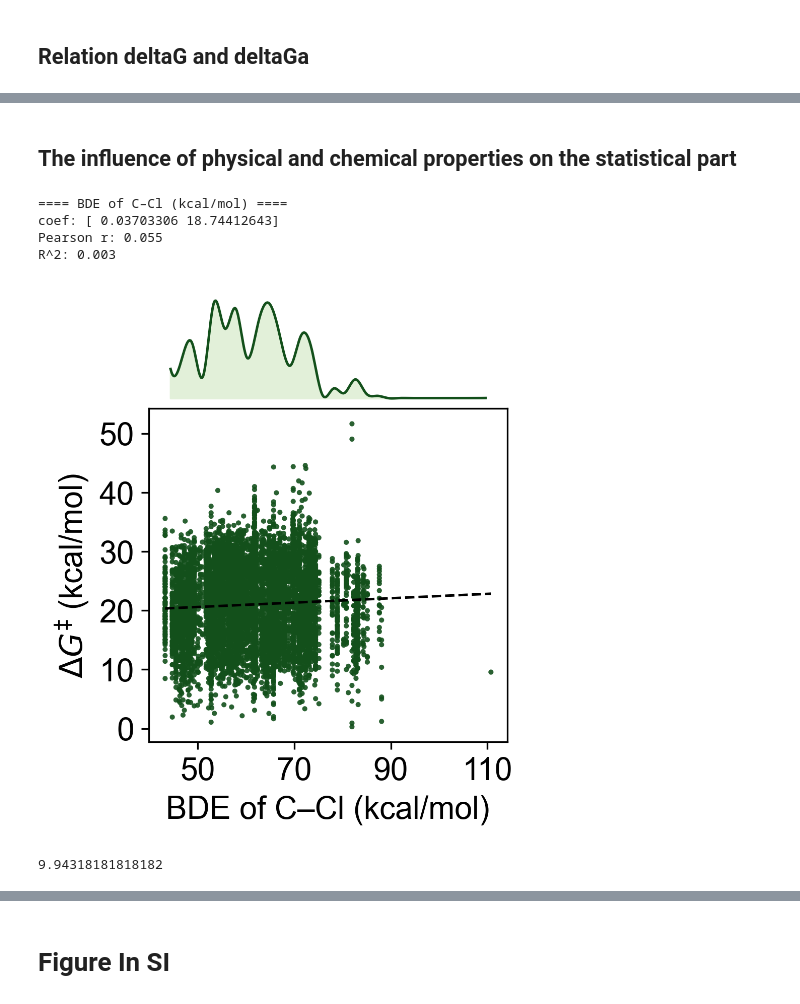
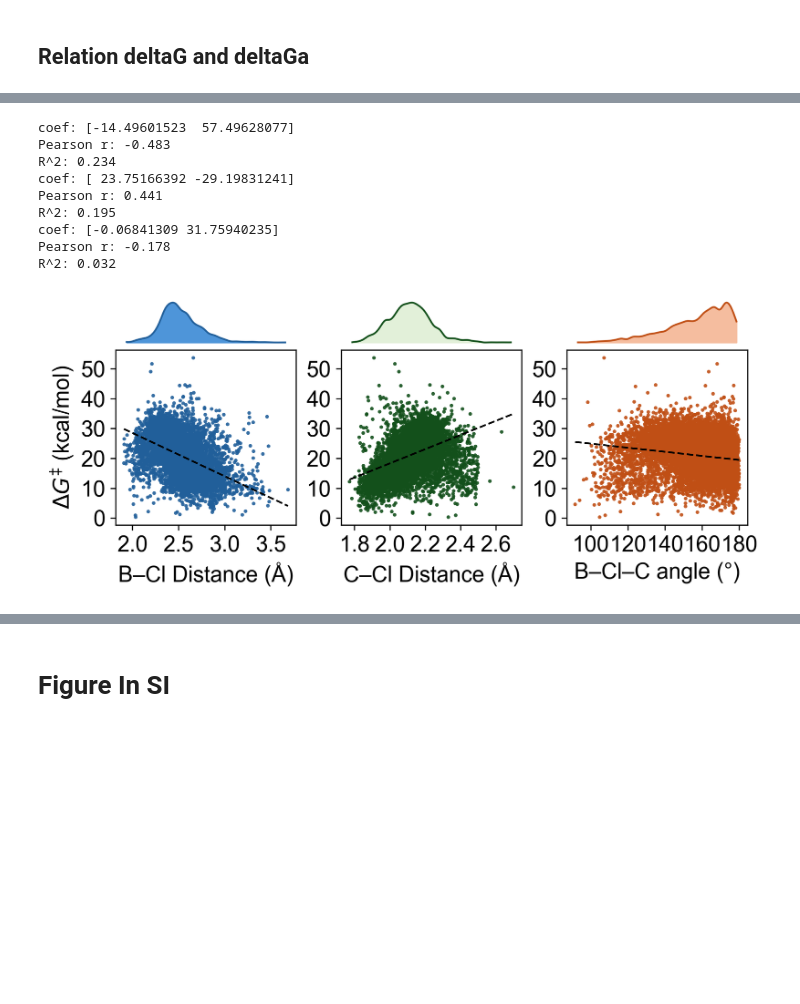
Before and after one commit to jackie-illiilli/BorylXAT-DB, a Jupyter notebook: 3_Build_DataBase.ipynb, the cells around one changed output, grey strips where cells are left out. Drawn from its saved outputs; the diff is of its cells as text; code cells hidden in the pictures; blank space fills up the shorter version.

```diff
--- a/3_Build_DataBase.ipynb
+++ b/3_Build_DataBase.ipynb
@@ -559,33 +557,42 @@ def smooth_hist(data, bins=30):
     hist = hist / len(data)
     centers = 0.5 * (edges[:-1] + edges[1:])
     spline = make_interp_spline(centers, hist, k=3)
     x_smooth = np.linspace(centers.min(), centers.max(), 300)
     y_smooth = spline(x_smooth)
     return x_smooth, y_smooth
 
-fig = plt.figure(figsize=(9,3.7), dpi=300)
+fig = plt.figure(figsize=(7,3), dpi=300)
 gs = fig.add_gridspec(2,3, height_ratios=[1,4])
 
 axes_top = [fig.add_subplot(gs[0,i]) for i in range(3)]
 axes_main = [fig.add_subplot(gs[1,i], sharex=axes_top[i]) for i in range(3)]
 
 plot_panel(axes_main[0], axes_top[0], x1, y,
            'B–Cl Distance (Å)', np.arange(2.0,4,0.5),
            ylabel=r'$\Delta G^{\ddagger}$ (kcal/mol)',
            color_main="#215f9a", color_fill="#4e95d9")
 
 plot_panel(axes_main[1], axes_top[1], x2, y,
            'C–Cl Distance (Å)', np.arange(1.8,2.8,0.2),
            color_main="#13501b", color_fill="#e2f0d9")
 
 plot_panel(axes_main[2], axes_top[2], x3, y,
            'B–Cl–C angle (°)', np.arange(100,181,20),
            color_main="#c04f15", color_fill="#f5bd9f")
 
 plt.tight_layout()
 plt.subplots_adjust(hspace=0.05, wspace=0.25)
 
 plt.savefig("Figure/Figure4_TS_geometry.png", dpi=300, bbox_inches='tight')
 plt.show()
+# %% [output]
+coef: [-14.49601523  57.49628077]
+Pearson r: -0.483
+R^2: 0.234
+coef: [ 23.75166392 -29.19831241]
+Pearson r: 0.441
+R^2: 0.195
+coef: [-0.06841309 31.75940235]
+Pearson r: -0.178
+R^2: 0.032
+[figure, added]
-# %% [markdown]
-## The influence of physical and chemical properties on the statistical part
@@ -596,27 +598,0 @@ for row in db.select(category="complex_r"):
-# %%
-Cl_df = pd.read_csv("data/csvs/reactants_Cl.csv")
-BDE_dict = {row['Index']: row['BDE_G'] for _, row in Cl_df.iterrows()}
-x1 = np.array([BDE_dict[row['Cl_Index']] for _, row in reaction_df.iterrows()])
-y = reaction_df['deltaG(kcal/mol)'].to_numpy()
-
-
-fig = plt.figure(figsize=(5, 4), dpi=300)
-gs = fig.add_gridspec(5, 5)
-ax_main = fig.add_subplot(gs[1:4, 0:3])
-ax_top = fig.add_subplot(gs[0, 0:3], sharex=ax_main)
-
-# ===== Plot panels =====
-plot_panel(ax_main, ax_top, x1, reaction_df['deltaGa(kcal/mol)'].to_numpy(), 'BDE of C–Cl (kcal/mol)', np.arange(50, 150, 20), ylabel=r'$\Delta G^{\ddagger}$ (kcal/mol)', color_main="#13501b", color_fill="#e2f0d9")
-# plot_panel(ax_main, ax_top, x1, reaction_df['deltaG(kcal/mol)'].to_numpy(), 'BDE of C–Cl (kcal/mol)', np.arange(50, 150, 20), ylabel=r'$\Delta G_{rxn}$ (kcal/mol)', color_main="#215f9a", color_fill="#4e95d9", yticks=np.arange(-60, 10, 10))
-plt.tight_layout()
-plt.subplots_adjust(hspace=0.05, wspace=0.25)
-
-# ===== Save =====
-# plt.savefig("Figure/Figure4_TS_geometry.png", dpi=300, bbox_inches='tight')
-plt.show()
-# %% [output]
-==== BDE of C–Cl (kcal/mol) ====
-coef: [ 0.03703306 18.74412643]
-Pearson r: 0.055
-R^2: 0.003
-[figure, removed]
@@ -629,4 +598,0 @@ with open("Data/descriptor/Cldes_.pkl", 'rb') as f:
-# %%
-Cl_des_map['Cl_00488'][23]
-# %% [output]
-9.94318181818182
```
Also changed, not shown: parts of 18 cells of this notebook, 14 other files.
